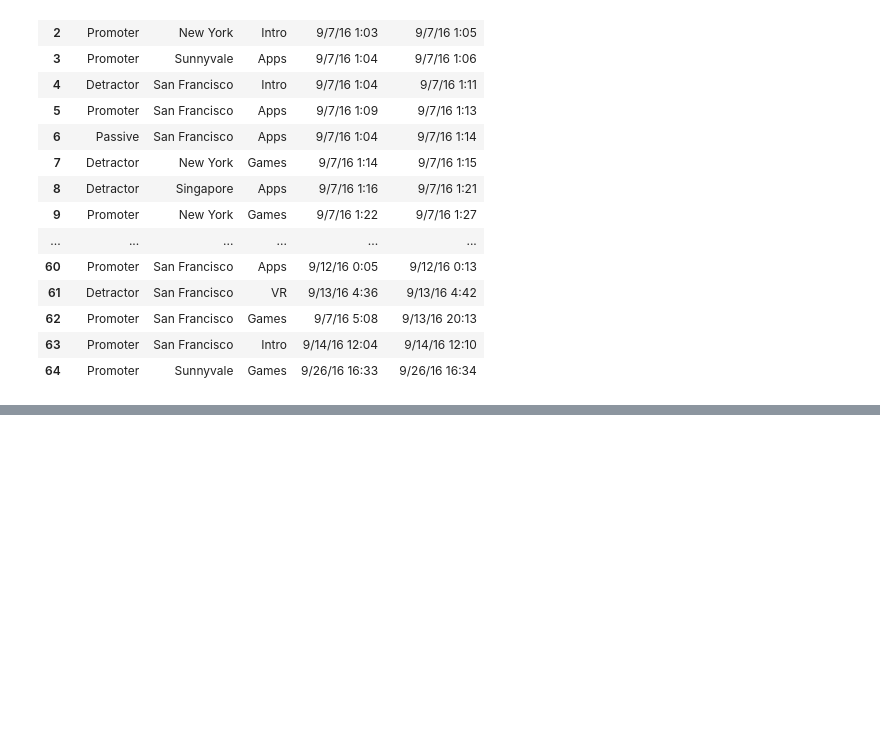
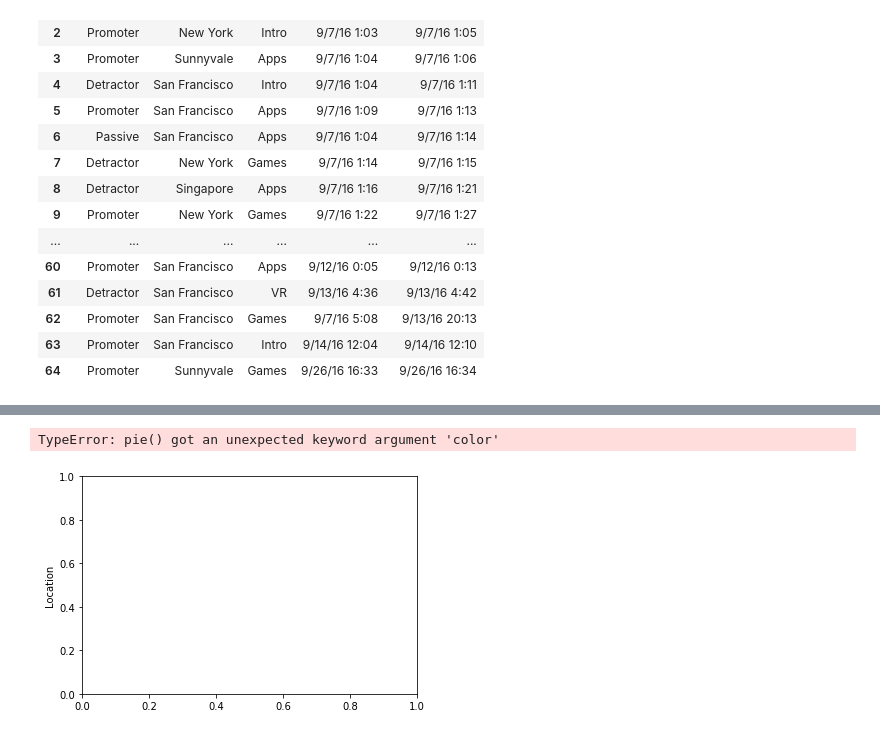
Before and after one commit to Meeshbhoombah/summerize, a Jupyter notebook: week_8_analysis.ipynb, the cells around one changed output, grey strips where cells are left out. Drawn from its saved outputs; the diff is of its cells as text; code cells hidden in the pictures; blank space fills up the shorter version.

Commit message:
trying to plot data

```diff
--- a/week_8_analysis.ipynb
+++ b/week_8_analysis.ipynb
@@ -93,7 +93,7 @@ prom_score_sing = sing_score/sing_count
 #TIME ELAPSED
 
 #removing redundant dates from survey times
-ss= week_8_df['Survey Start'] = week_8_df['Survey Start'].map(lambda x: x.lstrip('1234567890/').rstrip('aAbBcC'))
+week_8_df['Survey Start'] = week_8_df['Survey Start'].map(lambda x: x.lstrip('1234567890/').rstrip('aAbBcC'))
 week_8_df['Survey Submit'] = week_8_df['Survey Submit'].map(lambda x: x.lstrip('1234567890/').rstrip('aAbBcC'))
 week_8_df
 
@@ -104,0 +121,10 @@ ValueError: Unable to parse string " 1:03" at position 0
+# %%
+sf = (week_8_df['Location'] == 'San Francisco')
+ny = (week_8_df['Location'] == 'New York')
+sing = (week_8_df['Location'] == 'Singapore')
+ax1 = sf.plot(kind='pie', x='Location', y='NPS Rating', color='g')
+ax2 = ny.plot(kind='pie', x='Location', y='NPS Rating', color='r')
+ax3 = sing.plot(kind='pie', x='Location', y='NPS Rating', color='b', ax=ax1)
+# %% [output]
+TypeError: pie() got an unexpected keyword argument 'color'
+[figure, added]
```
Also changed, not shown: parts of 1 cell of this notebook.
